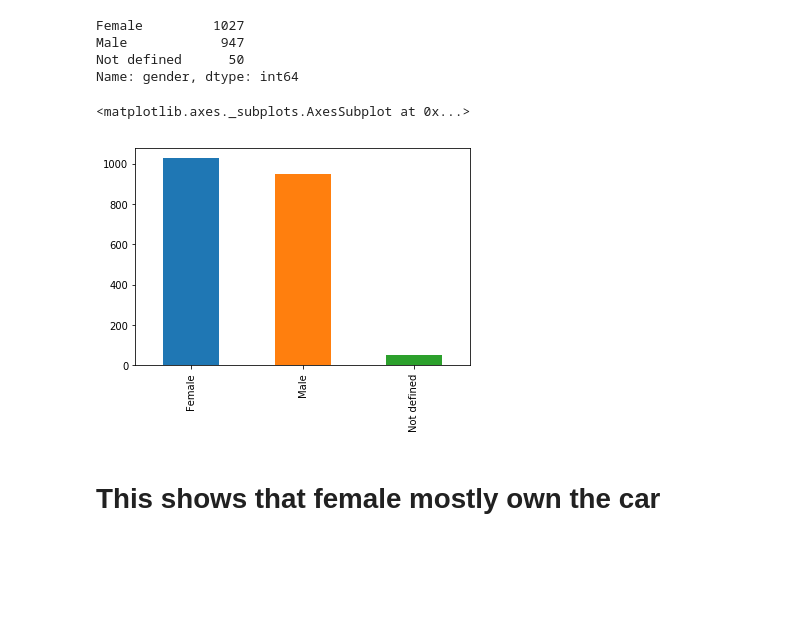
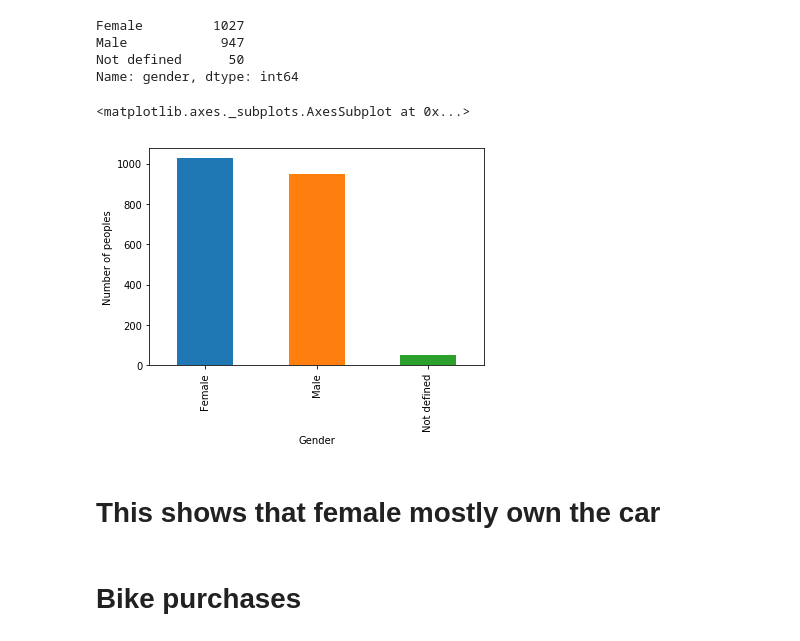
Before and after one commit to romy421kumari/KPMG, a Jupyter notebook: Customerdemography.ipynb, the cells around one changed output. Cells and saved outputs as stored; diff of their text form; code cells hidden in the pictures; blank space fills up the shorter version.

```diff
--- a/Customerdemography.ipynb
+++ b/Customerdemography.ipynb
@@ -103,9 +103,14 @@ Not defined      50
 Name: gender, dtype: int64
 # %%
 plot=df[df['owns_car']=='Yes'].gender.value_counts()
+plt.xlabel('Gender')
+plt.ylabel('Number of peoples')
+plot
 plot.plot(kind='bar')
 # %% [output]
 <matplotlib.axes._subplots.AxesSubplot at 0x...>
-[figure, old version]
+[figure, new version]
 # %% [markdown]
 # This shows that female mostly own the car
+# %% [markdown]
+# Bike purchases
```
Also changed, not shown: parts of 2 cells of this notebook.
